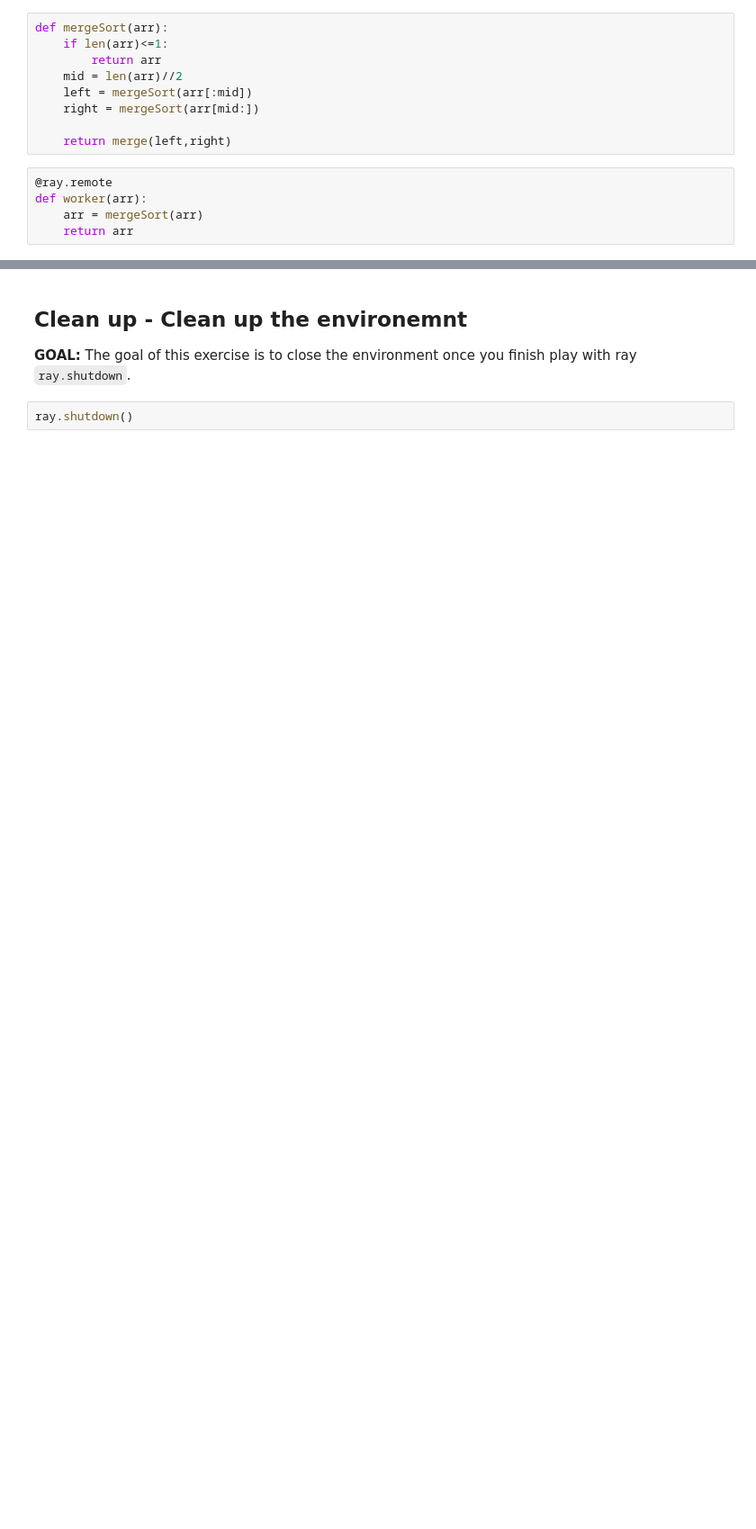
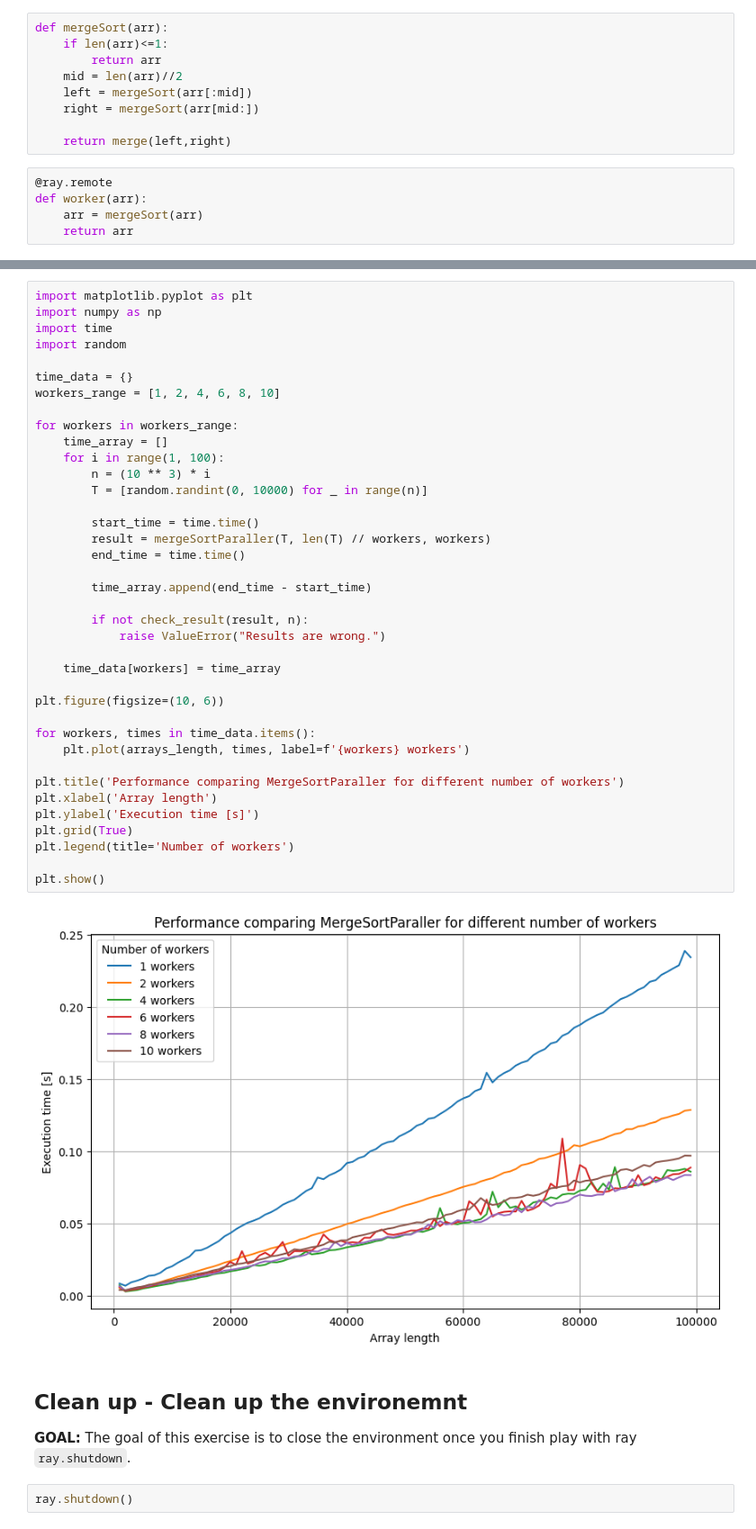
Before and after one commit to bartipablo/Distributed-Systems, a Jupyter notebook: 03-Ray/src/lab-ray.ipynb, the cells around one changed output, grey strips where cells are left out. Shown at 90% size. Drawn from its saved outputs; the diff is of its cells as text; blank space fills up the shorter version.

```diff
--- a/03-Ray/src/lab-ray.ipynb
+++ b/03-Ray/src/lab-ray.ipynb
@@ -897,3 +927,43 @@ plt.show()
+# %%
+import matplotlib.pyplot as plt
+import numpy as np
+import time
+import random
+
+time_data = {}
+workers_range = [1, 2, 4, 6, 8, 10]
+
+for workers in workers_range:
+    time_array = []
+    for i in range(1, 100):
+        n = (10 ** 3) * i
+        T = [random.randint(0, 10000) for _ in range(n)]
+
+        start_time = time.time()
+        result = mergeSortParaller(T, len(T) // workers, workers)
+        end_time = time.time()
+
+        time_array.append(end_time - start_time)
+
+        if not check_result(result, n):
+            raise ValueError("Results are wrong.")
+
+    time_data[workers] = time_array
+
+plt.figure(figsize=(10, 6))
+
+for workers, times in time_data.items():
+    plt.plot(arrays_length, times, label=f'{workers} workers')
+
+plt.title('Performance comparing MergeSortParaller for different number of workers')
+plt.xlabel('Array length')
+plt.ylabel('Execution time [s]')
+plt.grid(True)
+plt.legend(title='Number of workers')
+
+plt.show()
+# %% [output]
+[figure, added]
 # %% [markdown]
 ## Clean up  - Clean up the environemnt
 
```
Also changed, not shown: parts of 21 cells of this notebook.
